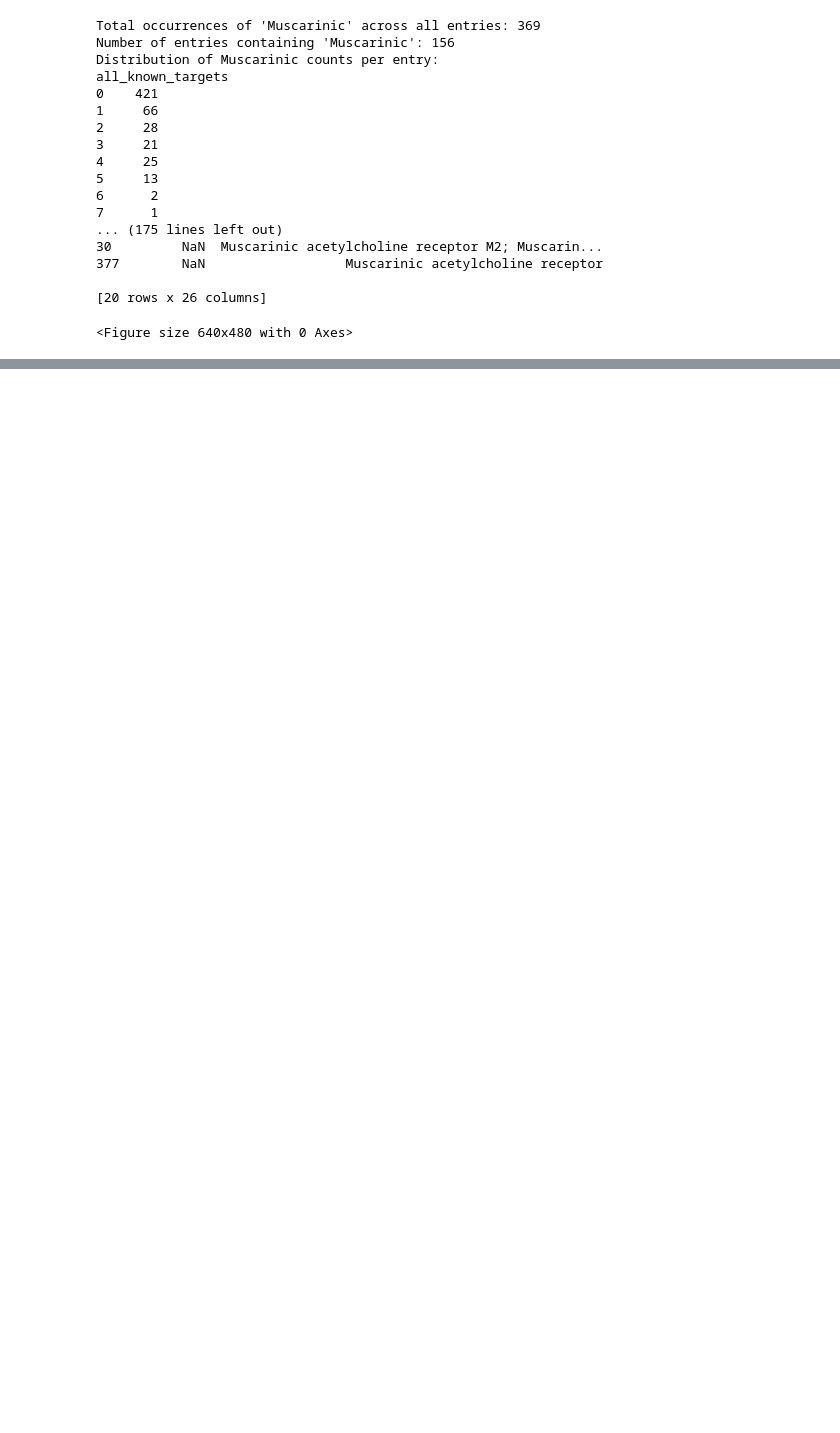
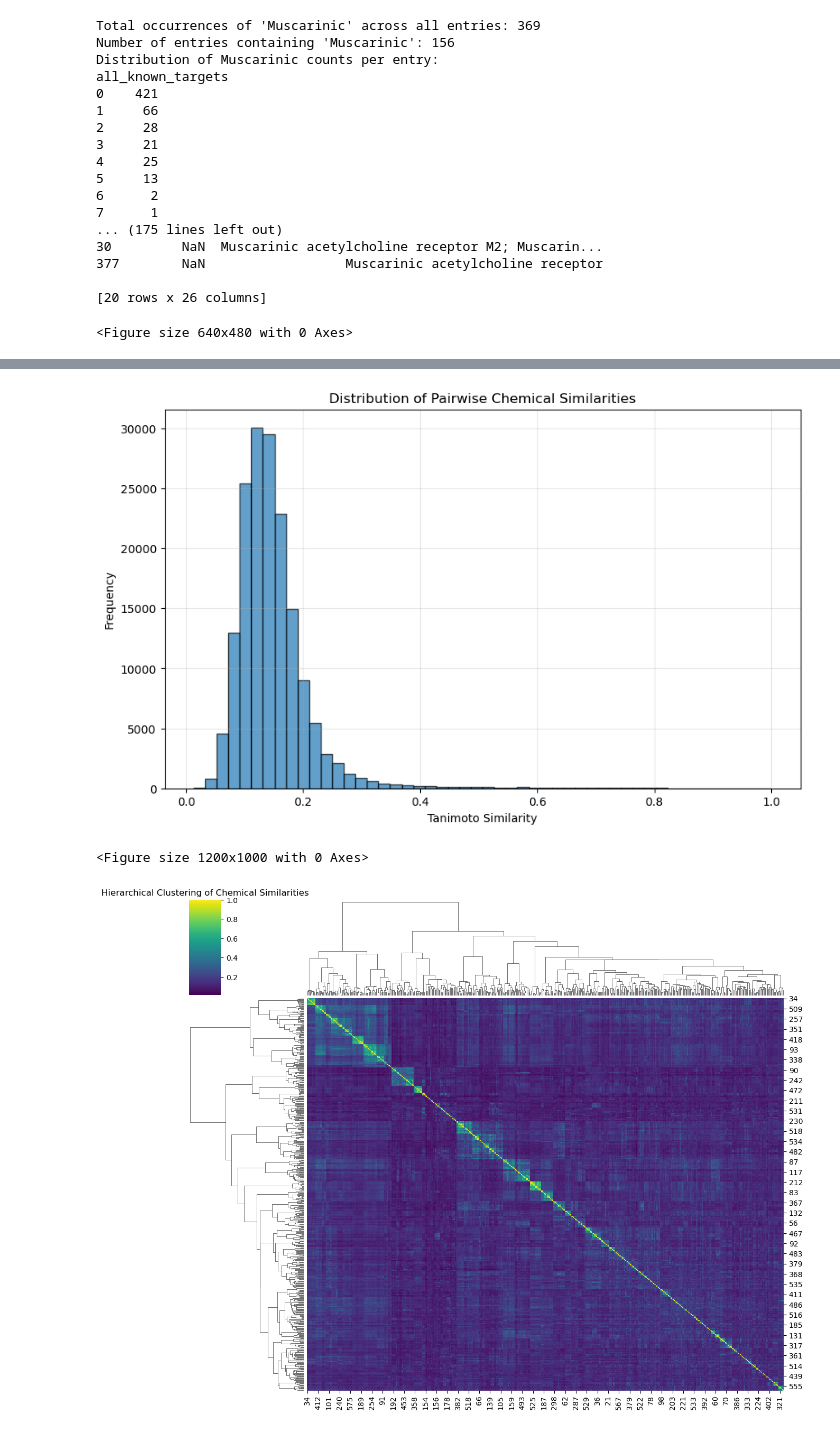
Before and after one commit to mbelouso/Boltz-2-Tools, a Jupyter notebook: CHEMBL_TargetAnalysis.ipynb, the cells around one changed output, grey strips where cells are left out. Cells and saved outputs as stored; diff of their text form; code cells hidden in the pictures; blank space fills up the shorter version.

```diff
--- a/CHEMBL_TargetAnalysis.ipynb
+++ b/CHEMBL_TargetAnalysis.ipynb
@@ -87,3 +87,62 @@ all_known_targets
 
 [20 rows x 26 columns]
 <Figure size 640x480 with 0 Axes>
+# %%
+from rdkit import Chem
+from rdkit.Chem import AllChem, Draw
+from rdkit import DataStructs
+import numpy as np
+import matplotlib.pyplot as plt
+
+# Get smiles strings from the dataframe
+smiles_list = df['smiles'].dropna().unique().tolist()
+
+# Generate molecular fingerprints
+fingerprints = []
+for smiles in smiles_list:
+    mol = Chem.MolFromSmiles(smiles)
+    if mol is not None:
+        fp = AllChem.GetMorganFingerprintAsBitVect(mol, 2, nBits=1024)
+        fingerprints.append(fp)
+
+# Compute pairwise Tanimoto similarities
+n = len(fingerprints)
+similarity_matrix = np.zeros((n, n))
+for i in range(n):
+    for j in range(n):
+        similarity_matrix[i, j] = DataStructs.TanimotoSimilarity(fingerprints[i], fingerprints[j])
+
+
+# 1. Histogram of similarity values
+plt.figure(figsize=(10, 6))
+# Get upper triangle of similarity matrix (excluding diagonal)
+upper_triangle = similarity_matrix[np.triu_indices_from(similarity_matrix, k=1)]
+plt.hist(upper_triangle, bins=50, alpha=0.7, edgecolor='black')
+plt.xlabel('Tanimoto Similarity')
+plt.ylabel('Frequency')
+plt.title('Distribution of Pairwise Chemical Similarities')
+plt.grid(True, alpha=0.3)
+plt.show()
+
+# 2. Clustermap with hierarchical clustering
+import seaborn as sns
+plt.figure(figsize=(12, 10))
+sns.clustermap(similarity_matrix, cmap='viridis', annot=False,
+               figsize=(12, 10), method='ward')
+plt.title('Hierarchical Clustering of Chemical Similarities')
+plt.show()
+
+# 4. t-SNE dimensionality reduction plot
+from sklearn.manifold import TSNE
+# Convert fingerprints to numpy array
+fp_array = np.array([list(fp) for fp in fingerprints])
+tsne = TSNE(n_components=2, random_state=42, perplexity=min(30, n-1))
+coords = tsne.fit_transform(fp_array)
+
+plt.figure(figsize=(10, 8))
+plt.scatter(coords[:, 0], coords[:, 1], alpha=0.7)
+plt.xlabel('t-SNE 1')
+plt.ylabel('t-SNE 2')
+plt.title('t-SNE Visualization of Chemical Space')
+plt.show()
+# %% [output]
@@ -89,0 +166,3 @@ all_known_targets
+[figure, added]
+<Figure size 1200x1000 with 0 Axes>
+[figure, added]
```
Also changed, not shown: parts of 3 cells of this notebook.
